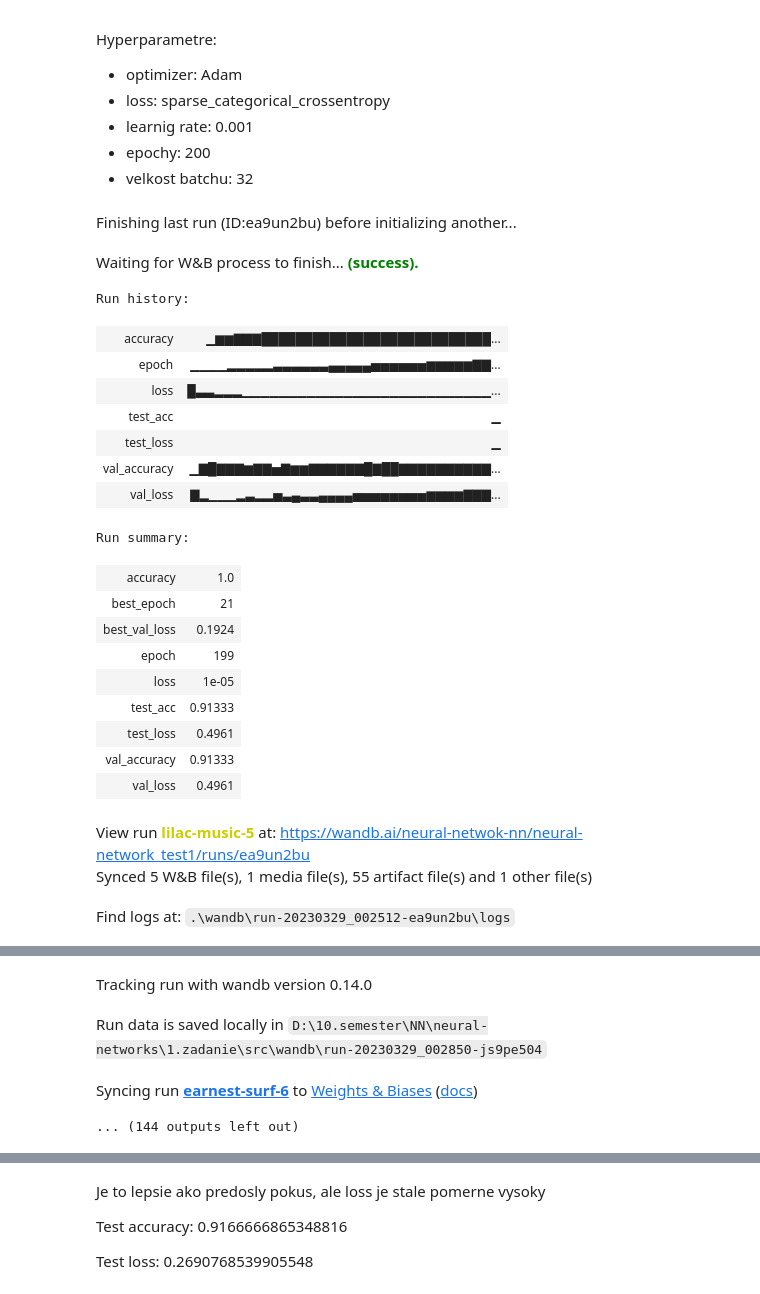
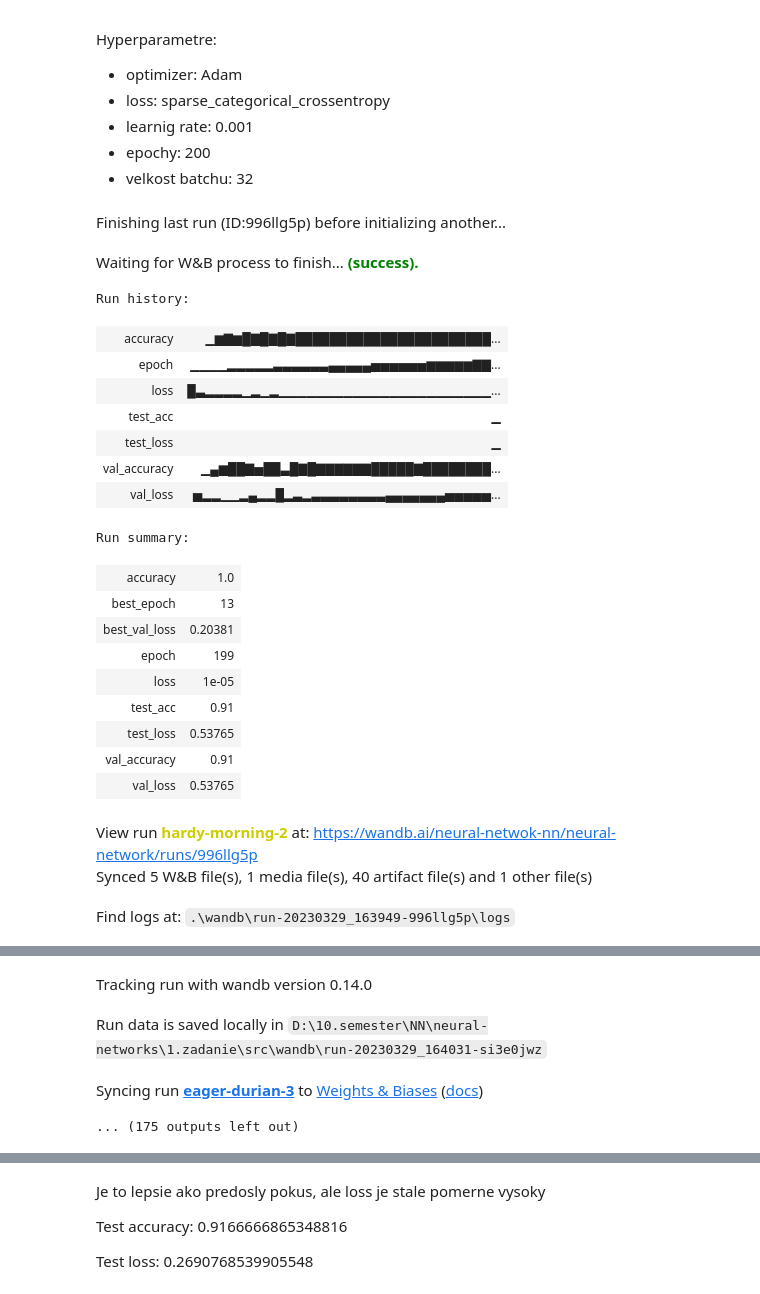
Before and after one commit to martinkukucka/neural-networks, a Jupyter notebook: 1.zadanie/src/first_assignment.ipynb, the cells around one changed output, grey strips where cells are left out. Drawn from its saved outputs; the diff is of its cells as text; code cells hidden in the pictures.

```diff
--- a/1.zadanie/src/first_assignment.ipynb
+++ b/1.zadanie/src/first_assignment.ipynb
@@ -349,7 +349,7 @@ Hyperparametre:
 # %%
 # Define the model architecture
 
-wandb.init(project="neural-network_test1")
+wandb.init(project="neural-network")
 wandb.run.name = "Pokus cislo 2"
 config = wandb.config
 config.learning_rate = 0.001
@@ -366,46 +366,46 @@ model = tf.keras.Sequential([
 optimizer = tf.keras.optimizers.Adam(learning_rate=config.learning_rate)
 
 
 # Compile the model
 model.compile(optimizer=optimizer,
               loss='sparse_categorical_crossentropy',
               metrics=['accuracy'])
 
 # Train the model
 history = model.fit(X_train, y_train, epochs=config.epochs, batch_size=config.batch_size, validation_data=(X_val, y_val),callbacks=[WandbCallback()])
 
 # Evaluate the model
 test_loss, test_acc = model.evaluate(X_val, y_val, verbose=2)
 print('Test accuracy:', test_acc)
 print('Test loss:', test_loss)
 
 # Make predictions
 predictions = model.predict(X_val)
 print('Predictions:', np.argmax(predictions, axis=1))
 
 # Evaluate the model on the test set and log the results
 wandb.log({'test_loss': test_loss, 'test_acc': test_acc})
 # %% [output]
-Finishing last run (ID:ea9un2bu) before initializing another...
+Finishing last run (ID:996llg5p) before initializing another...
 Waiting for W&B process to finish... (success).
 Run history:
-| accuracy | ▁▆▆▇▇▇███████████████████████████... |
+| accuracy | ▁▆▇▆█▇█▇█▇███████████████████████... |
 | epoch | ▁▁▁▁▂▂▂▂▂▃▃▃▃▃▃▄▄▄▄▄▅▅▅▅▅▅▆▆▆▆▆▇▇... |
-| loss | █▃▃▂▂▂▁▁▁▁▁▁▁▁▁▁▁▁▁▁▁▁▁▁▁▁▁▁▁▁▁▁▁... |
+| loss | █▃▂▂▂▂▁▂▁▂▁▁▁▁▁▁▁▁▁▁▁▁▁▁▁▁▁▁▁▁▁▁▁... |
 | test_acc | ▁ |
 | test_loss | ▁ |
-| val_accuracy | ▁▇█▇▇▇▆▇▇▅▇▆▆▇▇▇▇▇▇█▇██▇▇▇▇▇▇▇▇▇▇... |
-| val_loss | ▇▂▁▁▁▂▃▂▂▅▃▄▃▃▄▄▄▄▅▅▅▅▅▅▅▅▆▆▆▆▇▇▇... |
+| val_accuracy | ▁▄▆██▇▅██▃█▇█▇▇▇▇▇▇█████▇████████... |
+| val_loss | ▅▂▂▁▁▂▄▂▂█▂▃▂▃▃▃▃▃▃▃▃▄▄▄▄▄▄▄▅▅▅▅▅... |
 Run summary:
 | accuracy | 1.0 |
-| best_epoch | 21 |
-| best_val_loss | 0.1924 |
+| best_epoch | 13 |
+| best_val_loss | 0.20381 |
 | epoch | 199 |
 | loss | 1e-05 |
-| test_acc | 0.91333 |
-| test_loss | 0.4961 |
-| val_accuracy | 0.91333 |
-| val_loss | 0.4961 |
+| test_acc | 0.91 |
+| test_loss | 0.53765 |
+| val_accuracy | 0.91 |
+| val_loss | 0.53765 |
-View run lilac-music-5 at: https://wandb.ai/neural-netwok-nn/neural-network_test1/runs/ea9un2bu
-Synced 5 W&B file(s), 1 media file(s), 55 artifact file(s) and 1 other file(s)
+View run hardy-morning-2 at: https://wandb.ai/neural-netwok-nn/neural-network/runs/996llg5p
+Synced 5 W&B file(s), 1 media file(s), 40 artifact file(s) and 1 other file(s)
-Find logs at: .\wandb\run-20230329_002512-ea9un2bu\logs
+Find logs at: .\wandb\run-20230329_163949-996llg5p\logs
@@ -413,7 +413,7 @@ Successfully finished last run (ID:ea9un2bu). Initializing new run:
 Tracking run with wandb version 0.14.0
-Run data is saved locally in D:\10.semester\NN\neural-networks\1.zadanie\src\wandb\run-20230329_002850-js9pe504
+Run data is saved locally in D:\10.semester\NN\neural-networks\1.zadanie\src\wandb\run-20230329_164031-si3e0jwz
-Syncing run earnest-surf-6 to Weights & Biases (docs)
+Syncing run eager-durian-3 to Weights & Biases (docs)
-... (144 outputs left out)
+... (175 outputs left out)
 # %%
 plt.plot(history.history['loss'], label='Training Loss')
 plt.plot(history.history['val_loss'], label='Validation Loss')
```
Also changed, not shown: parts of 27 cells of this notebook.
